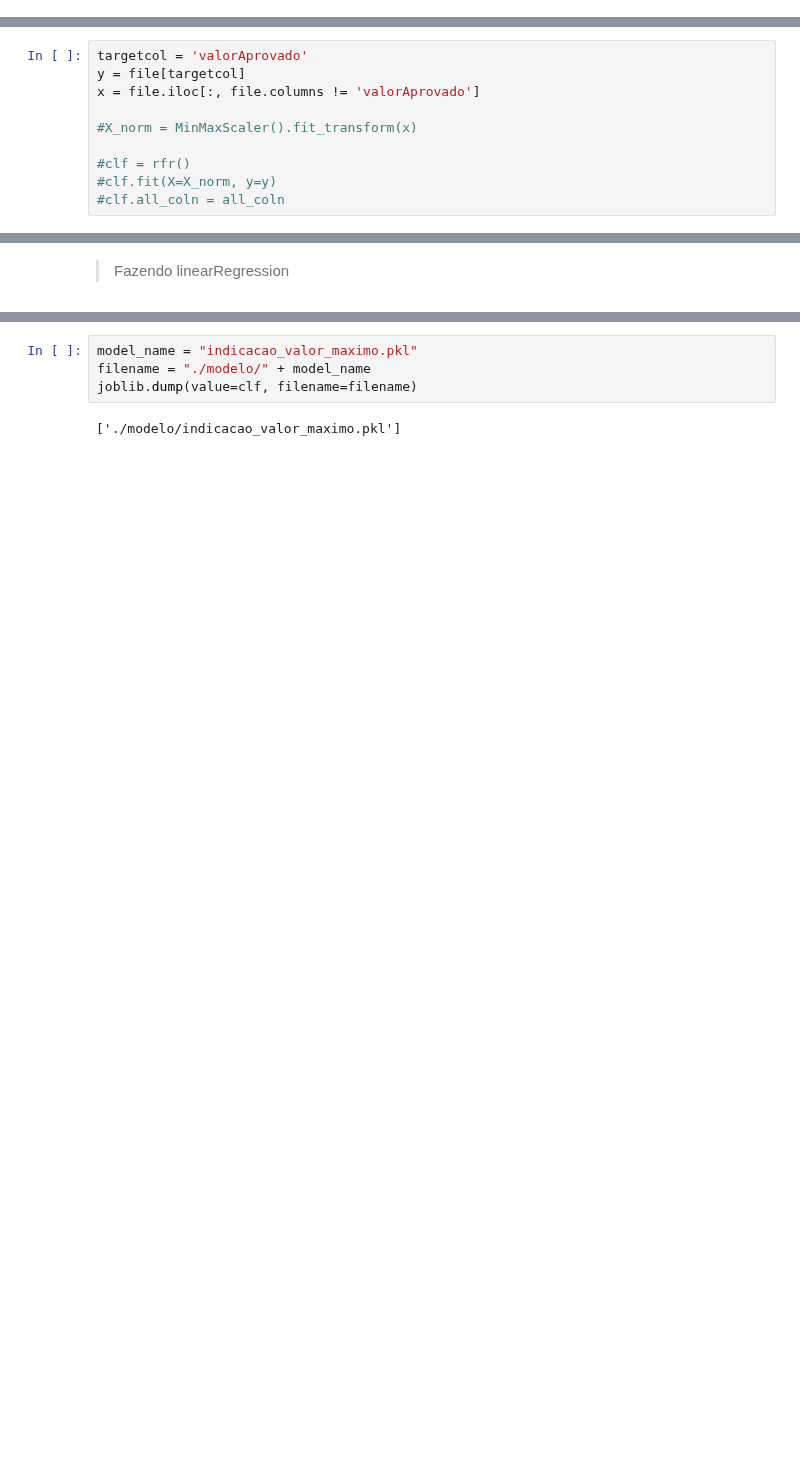
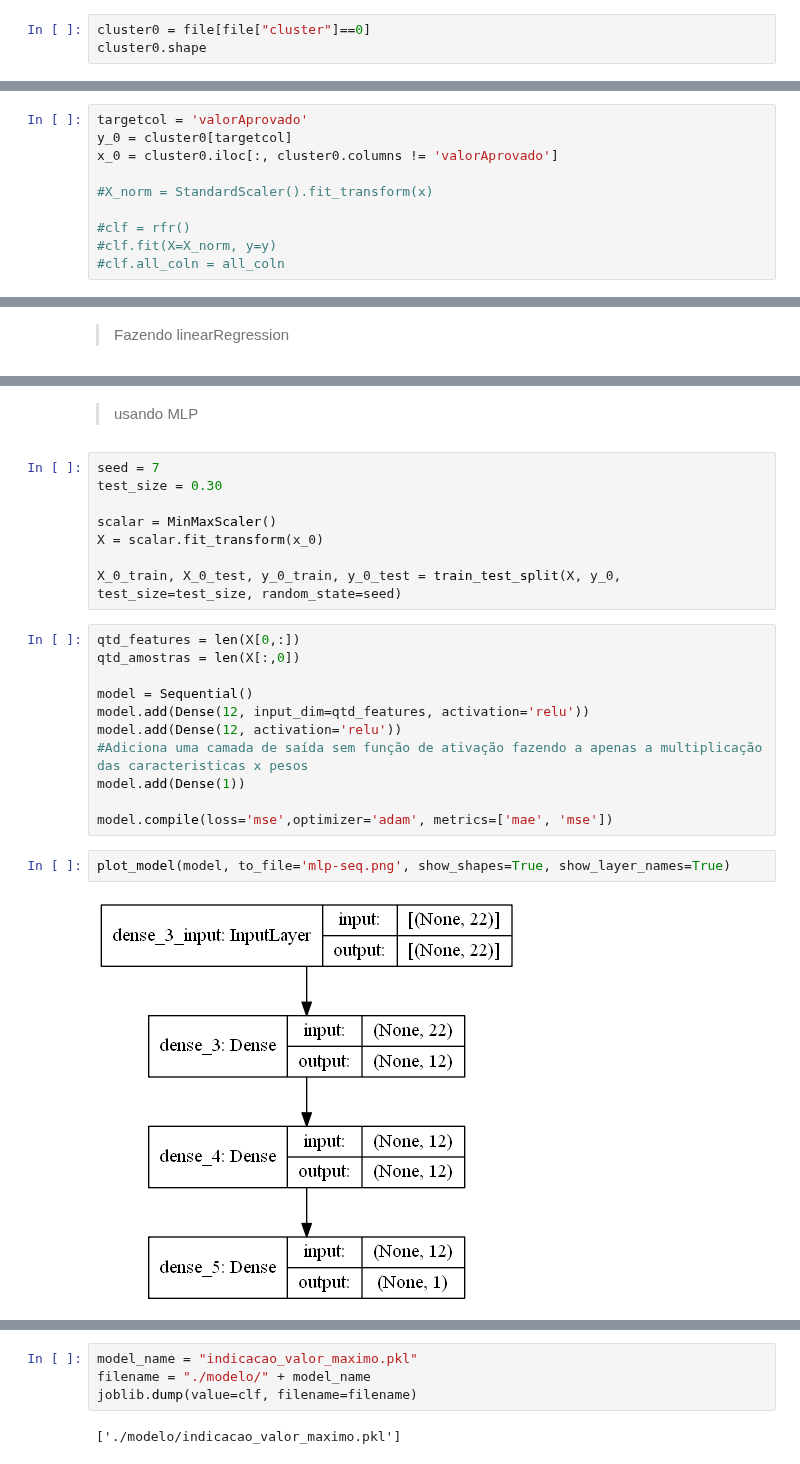
Before and after one commit to bartiralira/bootcampIA, a Jupyter notebook: BootCamp3.ipynb, the cells around one changed output, grey strips where cells are left out. Cells and saved outputs as stored; diff of their text form; blank space fills up the shorter version.

```diff
--- a/BootCamp3.ipynb
+++ b/BootCamp3.ipynb
@@ -43,0 +103,3 @@ file.info()
+# %%
+cluster0 = file[file["cluster"]==0]
+cluster0.shape
@@ -44,9 +108,9 @@ file.info()
 # %%
 targetcol = 'valorAprovado'
-y = file[targetcol]
-x = file.iloc[:, file.columns != 'valorAprovado']
+y_0 = cluster0[targetcol]
+x_0 = cluster0.iloc[:, cluster0.columns != 'valorAprovado']
 
-#X_norm = MinMaxScaler().fit_transform(x)
+#X_norm = StandardScaler().fit_transform(x)
 
 #clf = rfr()
 #clf.fit(X=X_norm, y=y)
@@ -107,0 +162,25 @@ Root Mean Squared Error(RMSE): 492023.6522725242
+# %% [markdown]
+> usando MLP
+# %%
+seed = 7
+test_size = 0.30
+
+scalar = MinMaxScaler()
+X = scalar.fit_transform(x_0)
+
+X_0_train, X_0_test, y_0_train, y_0_test = train_test_split(X, y_0, test_size=test_size, random_state=seed)
+# %%
+qtd_features = len(X[0,:])
+qtd_amostras = len(X[:,0])
+
+model = Sequential()
+model.add(Dense(12, input_dim=qtd_features, activation='relu'))
+model.add(Dense(12, activation='relu'))
+#Adiciona uma camada de saída sem função de ativação fazendo a apenas a multiplicação das caracteristicas x pesos
+model.add(Dense(1))
+
+model.compile(loss='mse',optimizer='adam', metrics=['mae', 'mse'])
+# %%
+plot_model(model, to_file='mlp-seq.png', show_shapes=True, show_layer_names=True)
+# %% [output]
+[figure, added]
```
Also changed, not shown: parts of 21 cells of this notebook, 3 other files.
